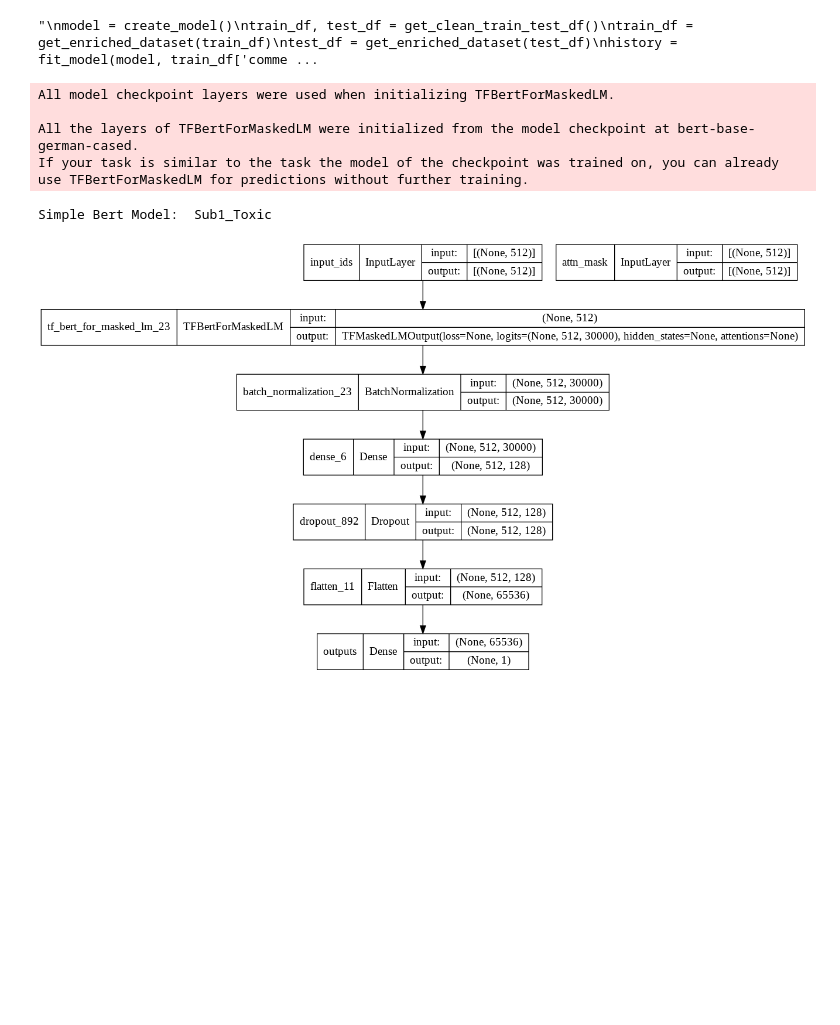
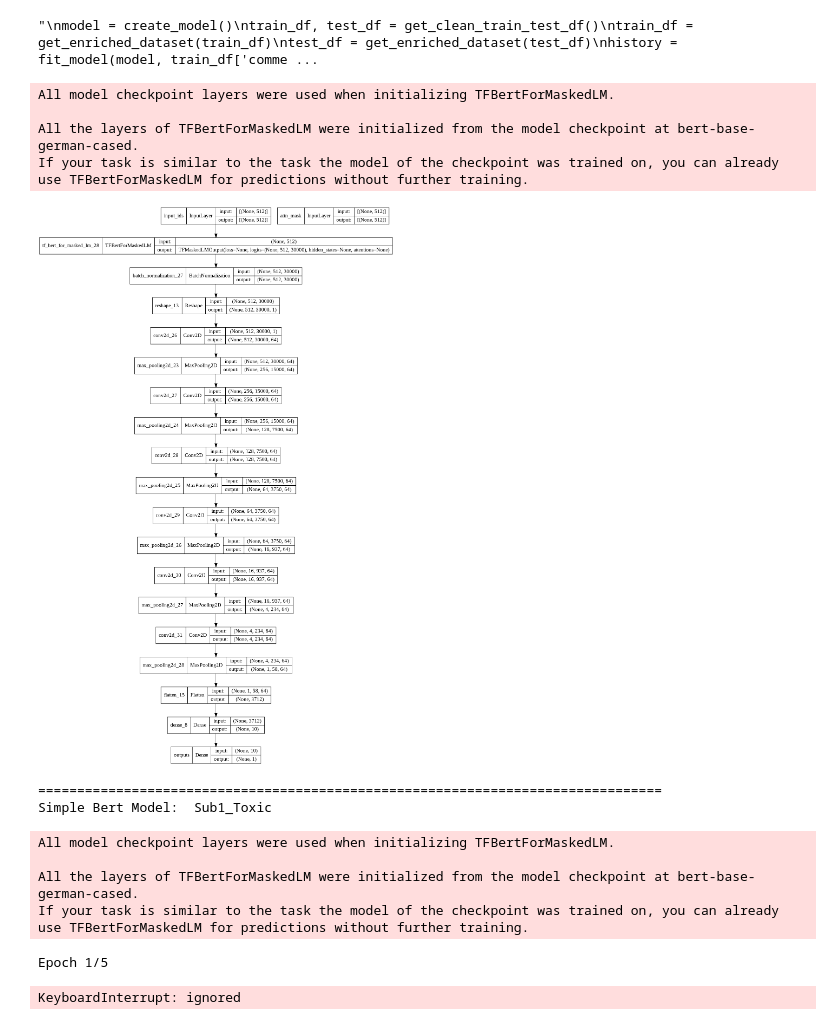
Before and after one commit to bhattacharjee/mtu-nlp-assignment, a Jupyter notebook: assignment1/pipeline_work_wbert.ipynb, the cells around one changed output. Drawn from its saved outputs; the diff is of its cells as text; code cells hidden in the pictures; blank space fills up the shorter version.

```diff
--- a/assignment1/pipeline_work_wbert.ipynb
+++ b/assignment1/pipeline_work_wbert.ipynb
@@ -453,7 +453,18 @@ class BertCNNModel():
         X = tf.keras.layers.Reshape(get_new_shape(X.shape))(X)
         X = tf.keras.layers.Conv2D(64, (3,3), padding='same', activation='relu')(X)
         X = tf.keras.layers.MaxPooling2D((2, 2,))(X)
+        X = tf.keras.layers.Conv2D(64, (3,3), padding='same', activation='relu')(X)
+        X = tf.keras.layers.MaxPooling2D((2, 2,))(X)
+        X = tf.keras.layers.Conv2D(64, (3,3), padding='same', activation='relu')(X)
+        X = tf.keras.layers.MaxPooling2D((2, 2,))(X)
+        X = tf.keras.layers.Conv2D(64, (3,3), padding='same', activation='relu')(X)
+        X = tf.keras.layers.MaxPooling2D((4, 4,))(X)
+        X = tf.keras.layers.Conv2D(64, (3,3), padding='same', activation='relu')(X)
+        X = tf.keras.layers.MaxPooling2D((4, 4,))(X)
+        X = tf.keras.layers.Conv2D(64, (3,3), padding='same', activation='relu')(X)
+        X = tf.keras.layers.MaxPooling2D((4, 4,))(X)
         X = tf.keras.layers.Flatten()(X)
+        X = tf.keras.layers.Dense(10, activation='relu')(X)
         y = tf.keras.layers.Dense(1, activation='softmax', name='outputs')(X)
 
         model = tf.keras.Model(inputs=[input_ids, mask], outputs=y)
@@ -518,9 +529,13 @@ def get_enriched_train_test_df():
     tr, te = get_enriched_train_test_df_cached()
     return tr.copy(), te.copy()
 
-def run_bert_model(model, target_column:str, num_epochs:int):
+def run_bert_model(model, target_column:str, num_epochs:int, plotmodel=False):
+    if plotmodel:
+        plot_model(model)
+    print()
+    print()
+    print('=' * 80)
     print("Simple Bert Model: ", target_column)
-    plot_model(model)
     train_df, test_df = get_enriched_train_test_df()
     history = fit_model(model, train_df['comment_text'], train_df[target_column])
     plot_history(history.history)
@@ -536,12 +551,29 @@ history = fit_model(model, train_df['comment_text'], train_df['Sub1_Toxic'])
 "\nmodel = create_model()\ntrain_df, test_df = get_clean_train_test_df()\ntrain_df = get_enriched_dataset(train_df)\ntest_df = get_enriched_dataset(test_df)\nhistory = fit_model(model, train_df['comme ...
 # %%
 colnames = ['Sub1_Toxic', 'Sub2_Engaging', 'Sub3_FactClaiming']
+plotmodel = True
+print("USING SIMPLE BERT MODEL")
 for name in colnames:
-    run_bert_model(SimpleBertModel.build_model(SEQUENCE_LENGTH), name, 5)
+    run_bert_model(BertCNNModel.build_model(SEQUENCE_LENGTH), name, 5, plotmodel)
+    plotmodel = False
-# %% [output]
-All model checkpoint layers were used when initializing TFBertForMaskedLM.
-
-All the layers of TFBertForMaskedLM were initialized from the model checkpoint at bert-base-german-cased.
-If your task is similar to the task the model of the checkpoint was trained on, you can already use TFBertForMaskedLM for predictions without further training.
-Simple Bert Model:  Sub1_Toxic
-[figure, removed]
+# %%
+colnames = ['Sub1_Toxic', 'Sub2_Engaging', 'Sub3_FactClaiming']
+plotmodel = True
+print("USING BERT CNN MODEL")
+for name in colnames:
+    run_bert_model(BertCNNModel.build_model(SEQUENCE_LENGTH), name, 5, plotmodel)
+    plotmodel = False
+# %% [output]
+All model checkpoint layers were used when initializing TFBertForMaskedLM.
+
+All the layers of TFBertForMaskedLM were initialized from the model checkpoint at bert-base-german-cased.
+If your task is similar to the task the model of the checkpoint was trained on, you can already use TFBertForMaskedLM for predictions without further training.
+[figure, added]
+================================================================================
+Simple Bert Model:  Sub1_Toxic
+All model checkpoint layers were used when initializing TFBertForMaskedLM.
+
+All the layers of TFBertForMaskedLM were initialized from the model checkpoint at bert-base-german-cased.
+If your task is similar to the task the model of the checkpoint was trained on, you can already use TFBertForMaskedLM for predictions without further training.
+Epoch 1/5
+KeyboardInterrupt: ignored
```
